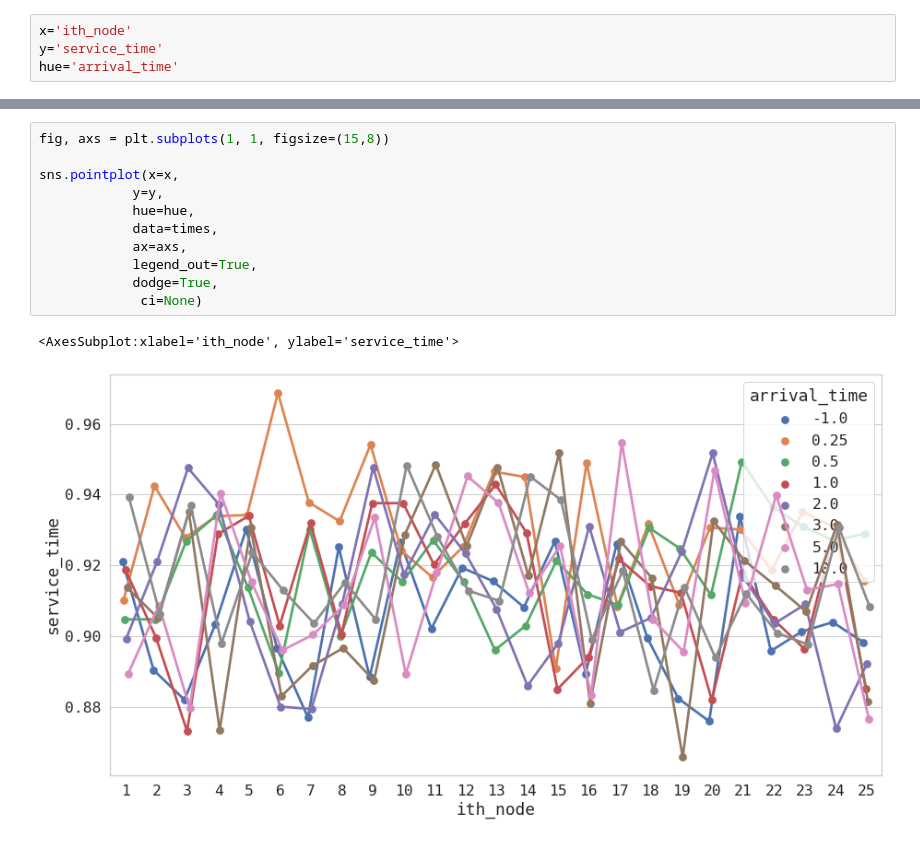
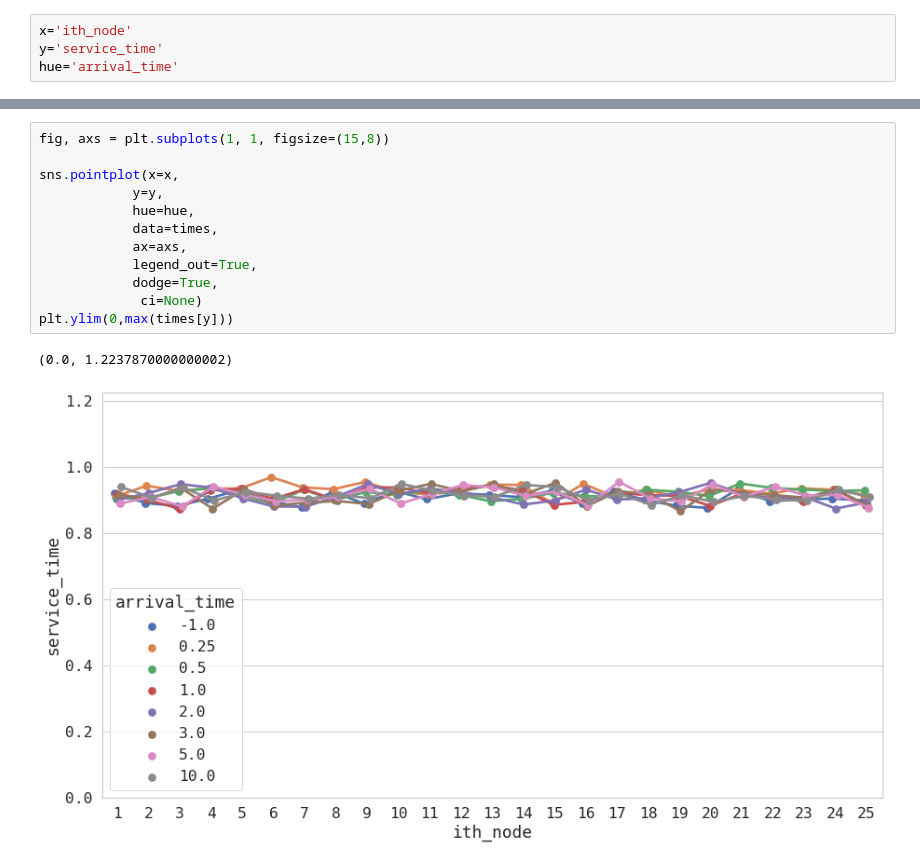
Before and after one commit to javier-pg/sysrepo-cfgssl, a Jupyter notebook: experimental_data/performance_analysis.ipynb, the cells around one changed output, grey strips where cells are left out. Cells and saved outputs as stored; diff of their text form.

```diff
--- a/experimental_data/performance_analysis.ipynb
+++ b/experimental_data/performance_analysis.ipynb
@@ -210,17 +213,18 @@ sns.relplot(data=times,
 # %%
 fig, axs = plt.subplots(1, 1, figsize=(15,8))
 
 sns.pointplot(x=x,
             y=y,
             hue=hue,
             data=times,
             ax=axs,
             legend_out=True,
             dodge=True,
              ci=None)
+plt.ylim(0,max(times[y]))
 # %% [output]
-<AxesSubplot:xlabel='ith_node', ylabel='service_time'>
+(0.0, 1.2237870000000002)
-[figure, old version]
+[figure, new version]
 # %%
 for arrival_time in times.arrival_time.unique():
     fig, axs = plt.subplots(1, 1, figsize=(10,5))
```
Also changed, not shown: parts of 19 cells of this notebook, 5 other files.
